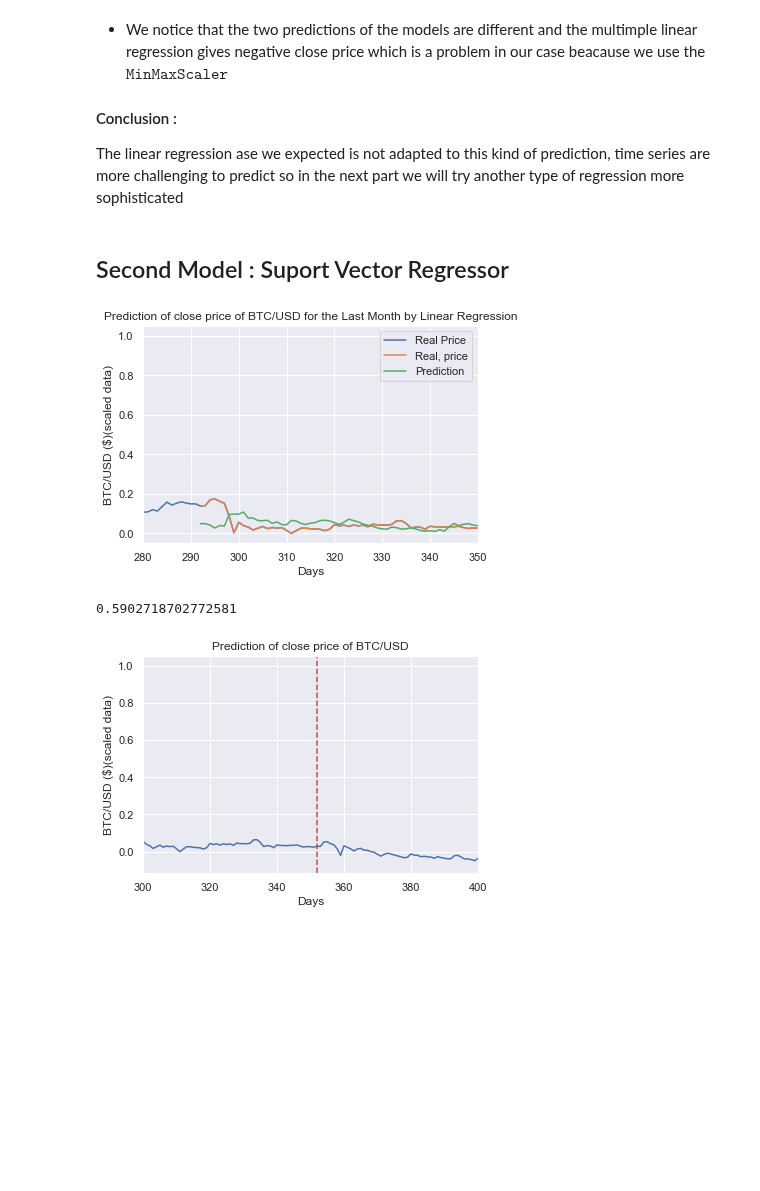
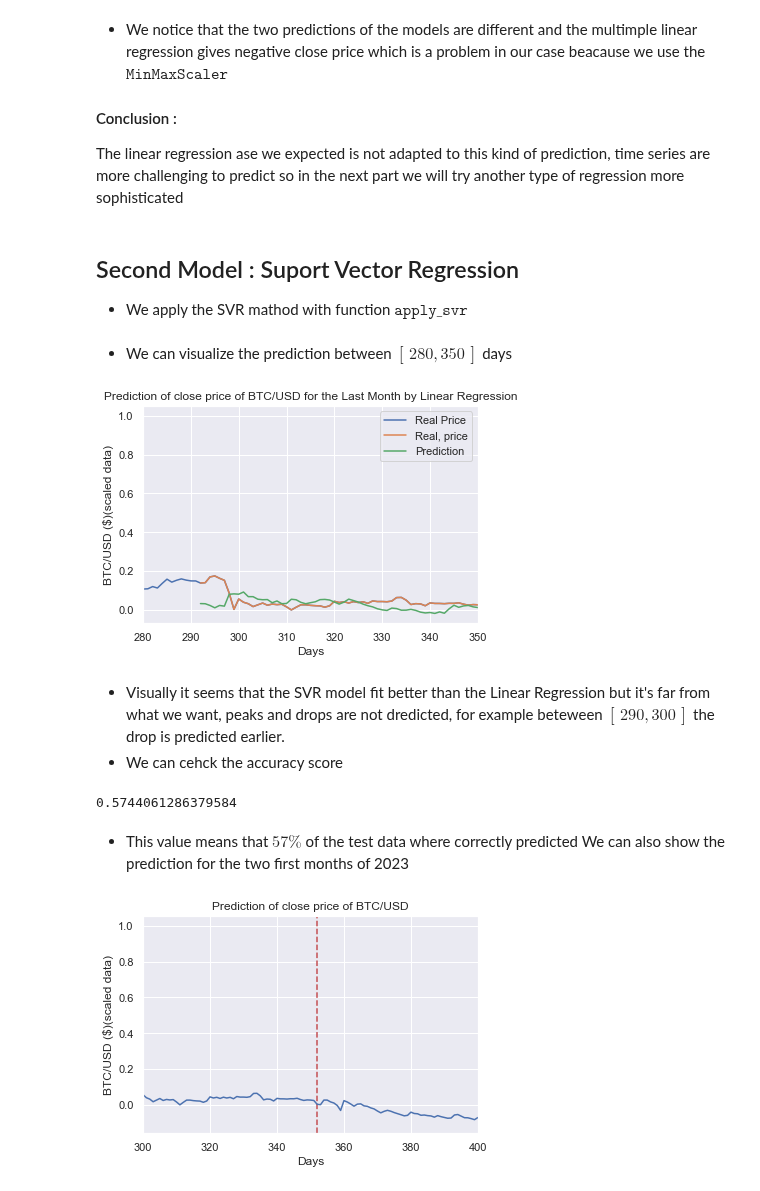
Before and after one commit to MohamedKeteb/Crypto_project, a Jupyter notebook: Bitcoin_pred.ipynb, the cells around one changed output. Cells and saved outputs as stored; diff of their text form; code cells hidden in the pictures; blank space fills up the shorter version.

Commit message:
finish SVR and comment see deep learning model for time series

```diff
--- a/Bitcoin_pred.ipynb
+++ b/Bitcoin_pred.ipynb
@@ -220,40 +220,27 @@ visualize_future(scaled_data, future_price)
 #### Conclusion :
 The linear regression ase we expected is not adapted to this kind of prediction, time series are more challenging to predict so in the next part we will try another type of regression more sophisticated
 # %% [markdown]
-## Second Model : Suport Vector Regressor
+## Second Model : Suport Vector Regression
+- We apply the SVR mathod with function $\texttt{apply\_svr}$
-# %%
-from sklearn.svm import SVR
-
-def apply_svr(scaled_data, prediction_time, price, target, regressor):
-
-    price_train, price_test, target_train, target_test = train_test_split(price, target, test_size = 0.7)
-    svr_rbf = SVR(kernel = 'rbf', C = 1e5, gamma= 1e-5)
-    svr_rbf.fit(price_train, np.ravel(target_train))
-
-    price_to_predict = price[-prediction_time:]
-    svr_prediction = svr_rbf.predict(price_to_predict)
-
-
-    prediction_matrix = pd.DataFrame(scaled_data['close'].tail(prediction_time))
-    prediction_matrix['prediction'] = svr_prediction
-
-    price_to_future = np.array(scaled_data[regressor])[-prediction_time:]
-    future = svr_rbf.predict(price_to_future)
-
-    svr_accuracy = svr_rbf.score(price_test, target_test)
-
-    return prediction_matrix, future, svr_accuracy
 # %%
 svr_matrix, future_price, accuracy_score = apply_svr(scaled_data, prediction_time, price, target, regressor)
+# %% [markdown]
+- We can visualize the prediction between $[\, 280, 350\, ]$ days
 # %%
-visualize_linear_reg(svr_matrix, scaled_data, zoom = [280, 350])
+visualize_model(svr_matrix, scaled_data, zoom = [280, 350])
 # %% [output]
-[figure, old version]
+[figure, new version]
+# %% [markdown]
+- Visually it seems that the SVR model fit better than the Linear Regression but it's far from what we want, peaks and drops are not dredicted, for example beteween $[\, 290, 300\, ]$ the drop is predicted earlier.
+- We can cehck the accuracy score
 # %%
 accuracy_score
 # %% [output]
-0.5902718702772581
+0.5744061286379584
+# %% [markdown]
+- This value means that $57 \%$ of the test data where correctly predicted
+We can also show the prediction for the two first months of 2023
 # %%
 visualize_future(scaled_data, future_price, zoom=[300, 400])
 # %% [output]
-[figure, old version]
+[figure, new version]
```
Also changed, not shown: parts of 10 cells of this notebook.
